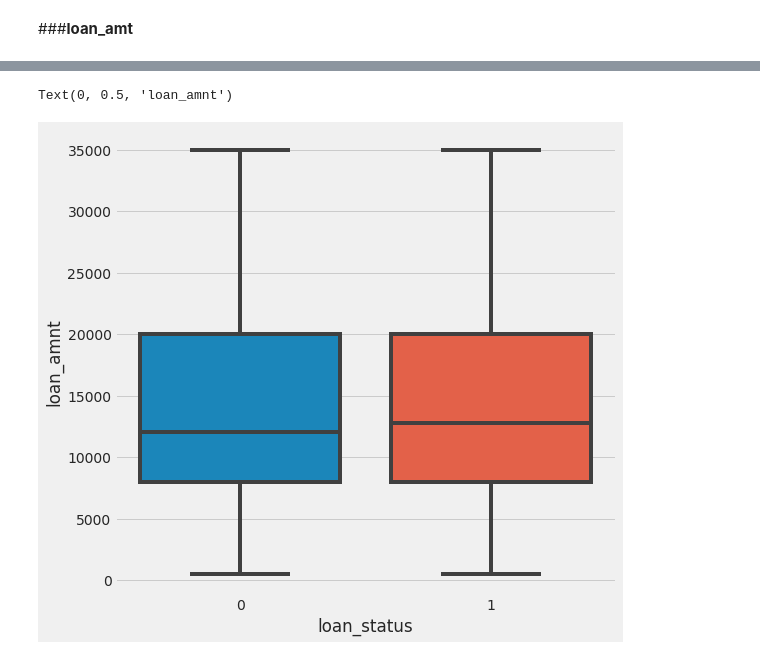
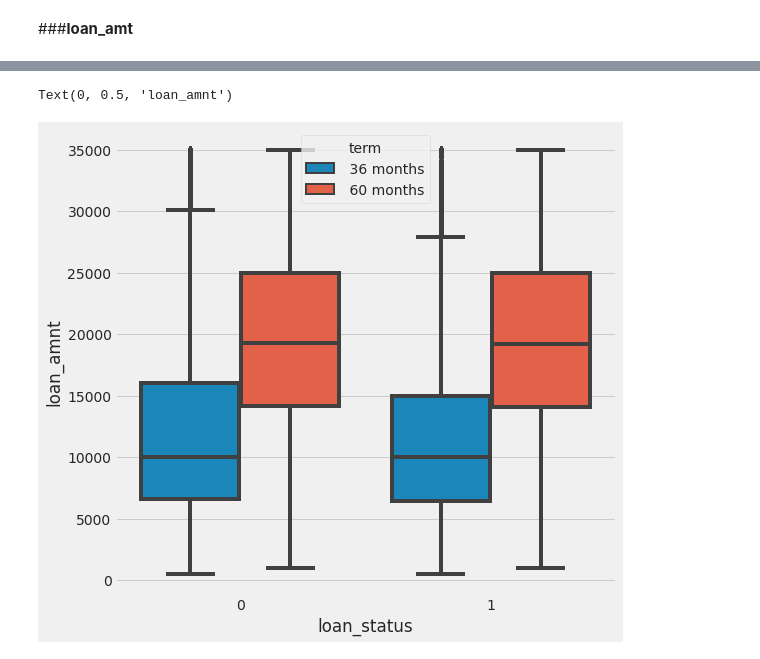
Before and after one commit to arfanrifqi/loan_prediction, a Jupyter notebook: loan_prediction(EDA).ipynb, the cells around one changed output, grey strips where cells are left out. Cells and saved outputs as stored; diff of their text form; code cells hidden in the pictures.

```diff
--- a/loan_prediction(EDA).ipynb
+++ b/loan_prediction(EDA).ipynb
@@ -113,7 +113,7 @@ Index(['Unnamed: 0', 'id', 'member_id', 'loan_amnt', 'funded_amnt',
        'total_rev_hi_lim', 'inq_fi', 'total_cu_tl', 'inq_last_12m'],
       dtype='object')
 # %%
-df_load = load_data[['loan_amnt', 'funded_amnt',
+df_load = load_data[['member_id','loan_amnt', 'funded_amnt',
        'funded_amnt_inv', 'term', 'installment', 'grade',
        'sub_grade', 'emp_title', 'emp_length', 'home_ownership', 'annual_inc',
        'verification_status', 'issue_d', 'loan_status', 'pymnt_plan', 'url',
@@ -764,7 +742,7 @@ plt.show()
 # %%
 plt.figure(figsize=(8, 8))
-sns.boxplot(x='loan_status', y='loan_amnt', data=df_load)
+sns.boxplot(x='loan_status', y='loan_amnt', hue='term', data=df_load)
 plt.ylabel('loan_amnt')
 # %% [output]
 Text(0, 0.5, 'loan_amnt')
-[figure, old version]
+[figure, new version]
```
Also changed, not shown: parts of 13 cells of this notebook.
